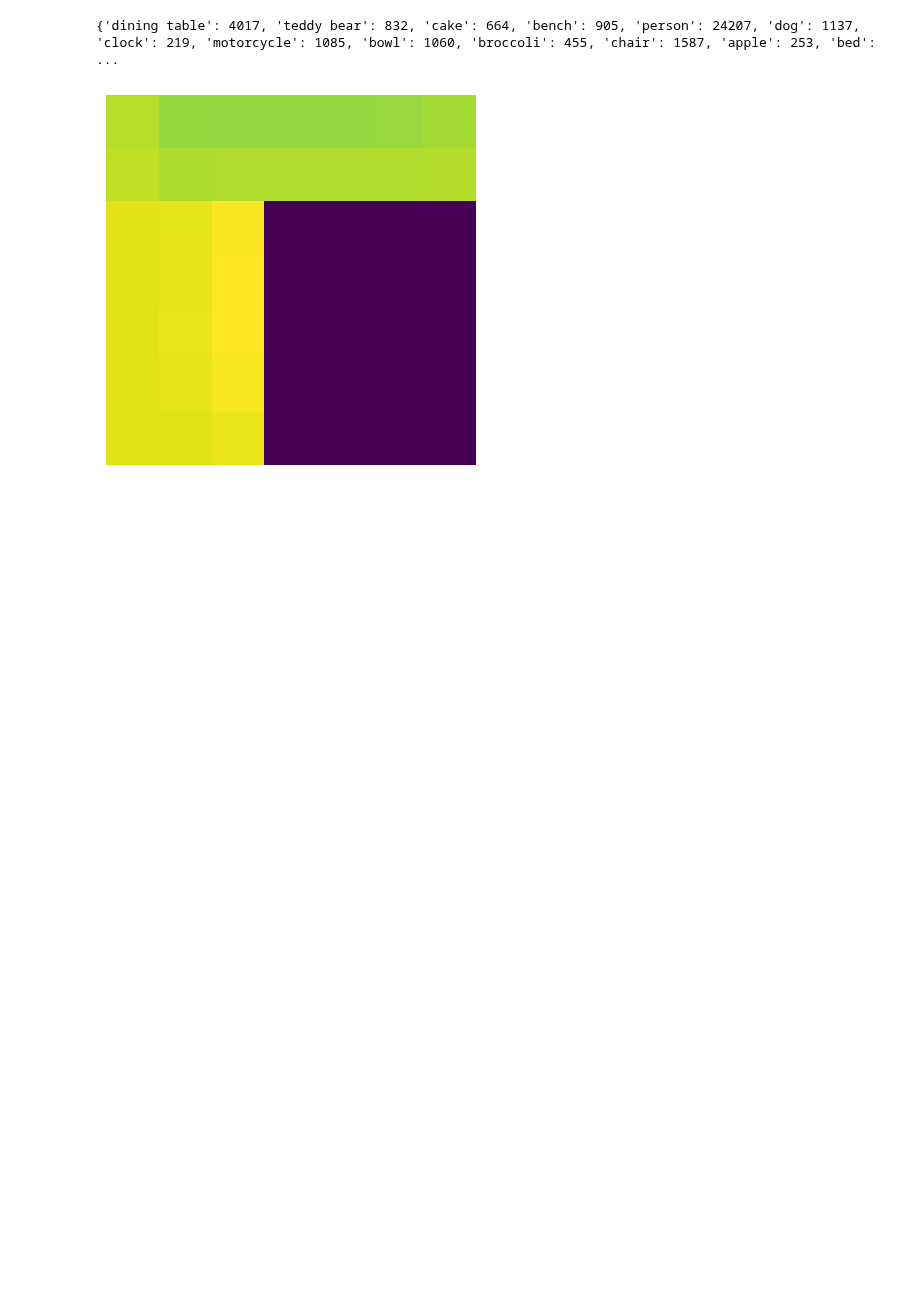
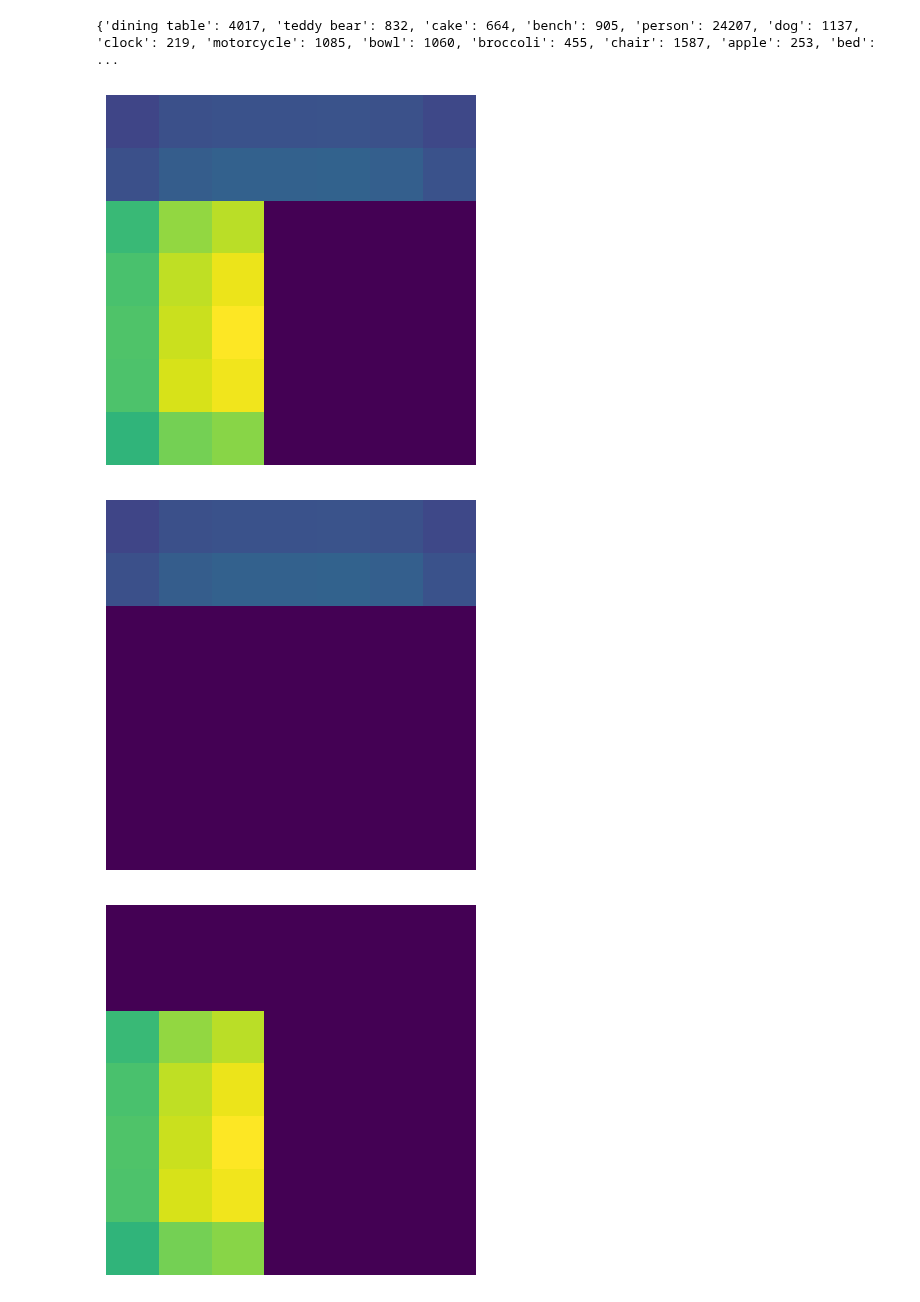
Before and after one commit to gyusik19/bbir, a Jupyter notebook: sandbox.ipynb, the cells around one changed output. Saved outputs shown, nothing was run; the diff lists cells and outputs as text; code cells hidden in the pictures; blank space fills up the shorter version.

```diff
--- a/sandbox.ipynb
+++ b/sandbox.ipynb
@@ -53,6 +53,7 @@ all_categories = []
 all_bboxes = []
 embed_fn = fasttext.load_model('cc.en.300.bin').get_word_vector
 query_features = []
+each_query_features = []
 queries = None
 query_ids = None
 index = 0
@@ -68,6 +69,7 @@ with torch.no_grad():
             # normalize the output feature
             output_feature = output_feature / torch.norm(output_feature, dim=1, keepdim=True)
             output_feature = output_feature * masks
+            each_query_features.append(output_feature.cpu().numpy())
             output_feature, _ = torch.max(output_feature, dim=0)
             query_features.append(output_feature.view(1, -1).cpu().numpy())
 
@@ -349,23 +351,41 @@ print(count_labels)
 # %%
 from PIL import Image
 import cv2
 import matplotlib.pyplot as plt
 import numpy as np
 import math
 
 query_idx = 60
+
 query_feature_map = query_features[query_idx].reshape(2048, 7, 7)
 gray_scale = np.average(query_feature_map, axis=0)
 gray_scale = gray_scale / np.max(gray_scale)
+plt.imshow(gray_scale)
+plt.axis('off')
+plt.show()
+
+global_min = np.min([np.abs(np.average(item, axis=0)) for item in each_query_features[query_idx]])
+global_max = np.max([np.abs(np.average(item, axis=0)) for item in each_query_features[query_idx]])
+for item in each_query_features[query_idx]:
+    each_query_feature_map = item
+    each_gray_scale = np.average(each_query_feature_map, axis=0)
+    each_gray_scale = each_gray_scale / np.max(gray_scale)
+    plt.imshow(each_gray_scale, vmin=global_min, vmax=global_max)
+    plt.axis('off')
+    plt.show()
+
+
 
 # why is the color of zero value purple?
 # gray_scale = gray_scale / np.max(gray_scale)
 # gray_scale = gray_scale * 255
-plt.imshow(gray_scale)
-plt.axis('off')
-plt.show()
+# plt.imshow(gray_scale)
+# plt.axis('off')
+# plt.show()
 # %% [output]
-[figure, old version]
+[figure, new version]
+[figure, added]
+[figure, added]
 # %%
 from PIL import Image, ImageDraw
 import matplotlib.pyplot as plt
```
Also changed, not shown: parts of 3 cells of this notebook, 1 other file.
